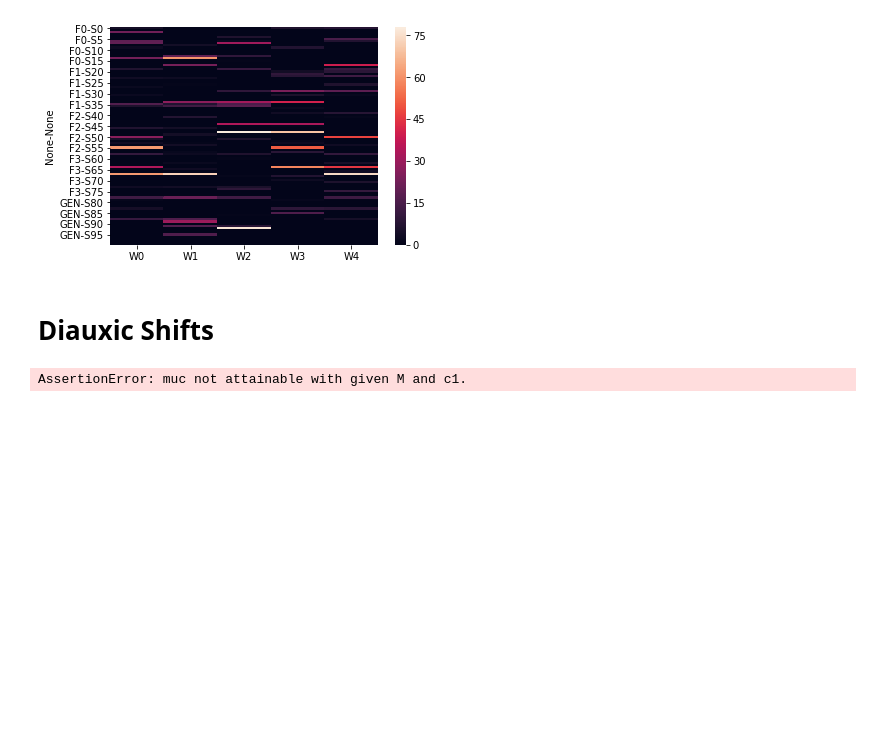
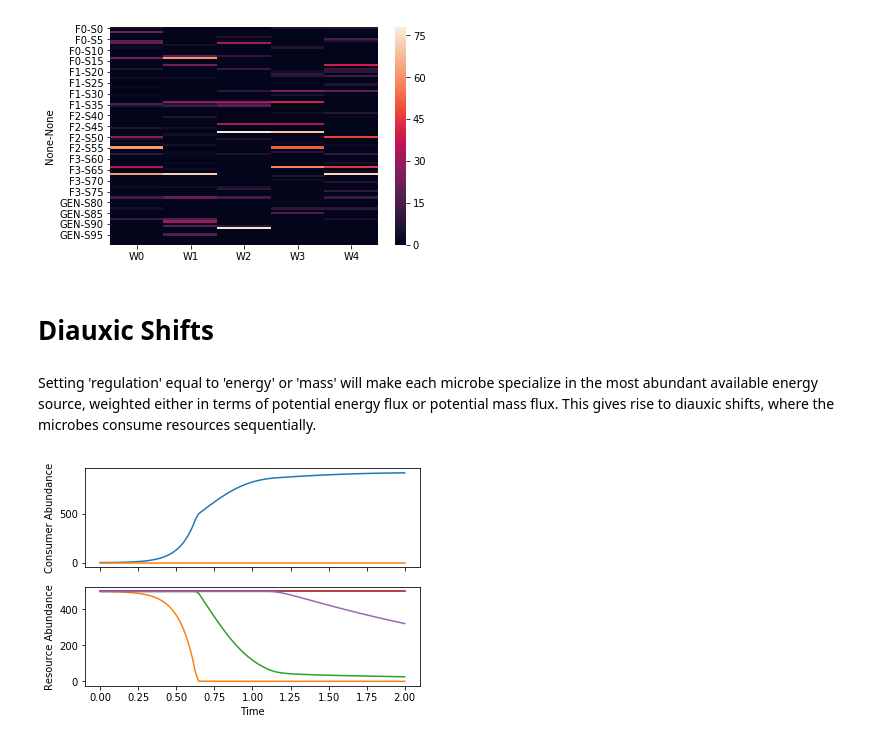
Before and after one commit to Emergent-Behaviors-in-Biology/community-simulator, a Jupyter notebook: Community Simulator Tutorial.ipynb, the cells around one changed output. Saved outputs shown, nothing was run; the diff lists cells and outputs as text; code cells hidden in the pictures; blank space fills up the shorter version.

Commit message:
diauxic shifts
Added diauxic shift tutorial, and added Gamma sampling to usertools

```diff
--- a/Community Simulator Tutorial.ipynb
+++ b/Community Simulator Tutorial.ipynb
@@ -522,6 +522,8 @@ plt.show()
 [figure]
 # %% [markdown]
 # Diauxic Shifts
+# %% [markdown]
+Setting 'regulation' equal to 'energy' or 'mass' will make each microbe specialize in the most abundant available energy source, weighted either in terms of potential energy flux or potential mass flux. This gives rise to diauxic shifts, where the microbes consume resources sequentially.
 # %%
 from community_simulator.usertools import MakeMatrices
 from community_simulator.usertools import BinaryRandomMatrix
@@ -534,49 +536,50 @@ M = 5
 productivity = 500. #abundance of externally supplied resource in absence of consumers
 e = 1.
 
-pool_params = {'SA': np.asarray([1]), #Number of species in each family
+pool_params = {'SA': np.asarray([2]), #Number of species in each family
           'MA': np.asarray([M]), #Number of resources of each type
           'Sgen': 0, #Number of generalist species
-          'muc': 10, #Mean sum of consumption rates in Gaussian model
-          'sigc': 1, #Variance in consumption rate in Gaussian model
+          'muc': 5, #Mean sum of consumption rates in Gaussian model
+          'sigc': 3, #Variance in consumption rate in Gaussian model
           'q': 0, #Preference strength
           'c0':0.01, #Background consumption rate in binary model
           'c1':1., #Maximum consumption rate in binary model
           'fs':0.25, #Fraction of secretion flux with same resource type
           'fw':0.25, #Fraction of secretion flux to 'waste' resource
           'D_diversity':0.2 #Variability in secretion fluxes among resources (must be less than 1)
          }
 c, D = MakeMatrices(metaparams = pool_params, kind = 'Gamma')
 
 #Create initial conditions (sub-sampling from regional species pool)
-N0 = np.asarray([1])
-R0 = np.zeros(M)
-R0[-1,:] = productivity
-N0,R0 = AddLabels(N0,R0,c)
+N0 = np.asarray([1,0])
+R0 = np.ones(M)*productivity
+#N0,R0 = AddLabels(N0,R0,c)
 init_state = [N0,R0]
 
 #Construct dynamics
-assumptions = {'regulation':'energy','replenishment':'renew','response':'type I'}
+assumptions = {'regulation':'energy','replenishment':'off','response':'type II'}
 def dNdt(N,R,params):
     return MakeConsumerDynamics(**assumptions)(N,R,params)
 def dRdt(N,R,params):
     return MakeResourceDynamics(**assumptions)(N,R,params)
 dynamics = [dNdt,dRdt]
 
 #Create parameter set
 params={'c':c,
-        'm':1,
+        'm':0.2,
         'w':1,
         'D':D,
         'g':1,
         'e':e,
-        'R0':R0.values[:,0],
+        'R0':R0,
         'r':1.,
-        'tau':1
+        'tau':1,
+        'nreg':10,
+        'K':10
        }
 
 MyPlate = Community(init_state,dynamics,params)
 
-t, Ntraj, Rtraj = MyPlate.TestWell(T=1)
+t, Ntraj, Rtraj = MyPlate.TestWell(T=2)
 # %% [output]
-AssertionError: muc not attainable with given M and c1.
+[figure, added]
```
Also changed, not shown: 1 other file.
